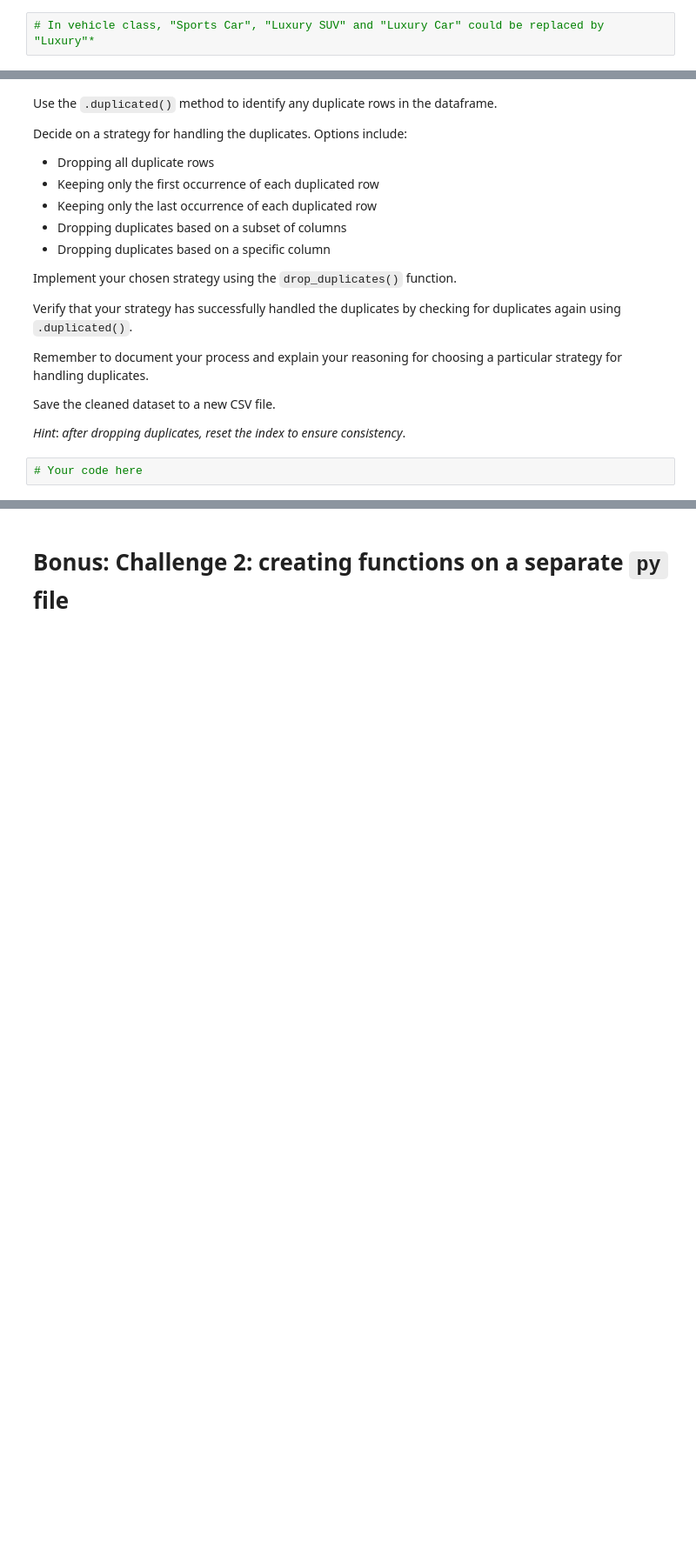
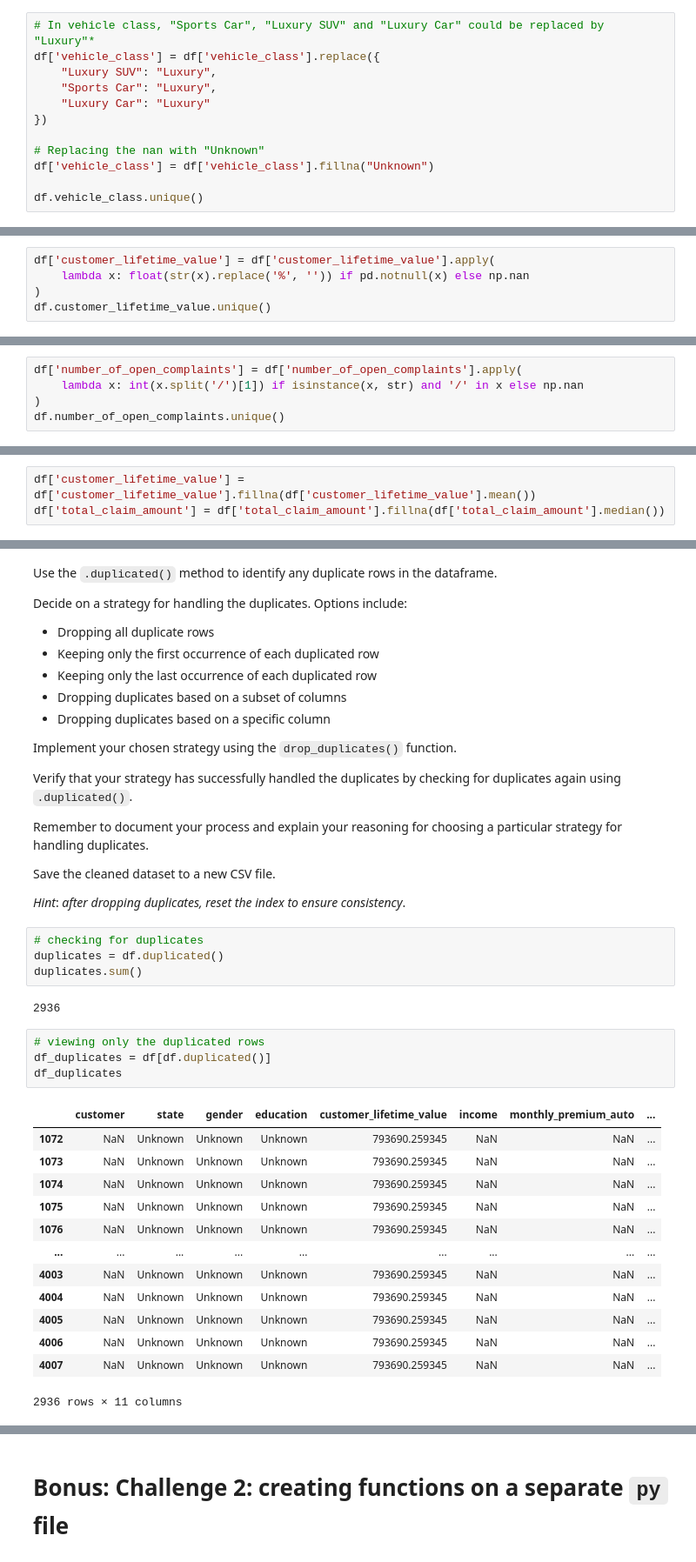
Before and after one commit to SheryllD/lab-dw-data-cleaning-and-formatting, a Jupyter notebook: lab-dw-data-cleaning-and-formatting.ipynb, the cells around one changed output, grey strips where cells are left out. Shown: that part at 87% size. Saved outputs shown, nothing was run; the diff lists cells and outputs as text; blank space fills up the shorter version.

```diff
--- a/lab-dw-data-cleaning-and-formatting.ipynb
+++ b/lab-dw-data-cleaning-and-formatting.ipynb
@@ -126,2 +161,12 @@ array(['Unknown', 'Female', 'Male'], dtype=object)
 # %%
 # In vehicle class, "Sports Car", "Luxury SUV" and "Luxury Car" could be replaced by "Luxury"*
+df['vehicle_class'] = df['vehicle_class'].replace({
+    "Luxury SUV": "Luxury",
+    "Sports Car": "Luxury",
+    "Luxury Car": "Luxury"
+})
+
+# Replacing the nan with "Unknown"
+df['vehicle_class'] = df['vehicle_class'].fillna("Unknown")
+
+df.vehicle_class.unique()
@@ -139,0 +210,5 @@ It is important to note that this exercise does not involve handling null values
+# %%
+df['customer_lifetime_value'] = df['customer_lifetime_value'].apply(
+    lambda x: float(str(x).replace('%', '')) if pd.notnull(x) else np.nan
+)
+df.customer_lifetime_value.unique()
@@ -139,0 +218,5 @@ It is important to note that this exercise does not involve handling null values
+# %%
+df['number_of_open_complaints'] = df['number_of_open_complaints'].apply(
+    lambda x: int(x.split('/')[1]) if isinstance(x, str) and '/' in x else np.nan
+)
+df.number_of_open_complaints.unique()
@@ -161,3 +304,6 @@ After formatting data types, as a last step, convert all the numeric variables t
+# %%
+df['customer_lifetime_value'] = df['customer_lifetime_value'].fillna(df['customer_lifetime_value'].mean())
+df['total_claim_amount'] = df['total_claim_amount'].fillna(df['total_claim_amount'].median())
 # %% [markdown]
 ## Exercise 5: Dealing with duplicates
 # %% [markdown]
@@ -180,4 +326,26 @@ Save the cleaned dataset to a new CSV file.
 
 *Hint*: *after dropping duplicates, reset the index to ensure consistency*.
 # %%
-# Your code here
+# checking for duplicates
+duplicates = df.duplicated()
+duplicates.sum()
+# %% [output]
+2936
+# %%
+# viewing only the duplicated rows
+df_duplicates = df[df.duplicated()]
+df_duplicates
+# %% [output]
+|  | customer | state | gender | education | customer_lifetime_value | income | monthly_premium_auto | ... |
+| 1072 | NaN | Unknown | Unknown | Unknown | 793690.259345 | NaN | NaN | ... |
+| 1073 | NaN | Unknown | Unknown | Unknown | 793690.259345 | NaN | NaN | ... |
+| 1074 | NaN | Unknown | Unknown | Unknown | 793690.259345 | NaN | NaN | ... |
+| 1075 | NaN | Unknown | Unknown | Unknown | 793690.259345 | NaN | NaN | ... |
+| 1076 | NaN | Unknown | Unknown | Unknown | 793690.259345 | NaN | NaN | ... |
+| ... | ... | ... | ... | ... | ... | ... | ... | ... |
+| 4003 | NaN | Unknown | Unknown | Unknown | 793690.259345 | NaN | NaN | ... |
+| 4004 | NaN | Unknown | Unknown | Unknown | 793690.259345 | NaN | NaN | ... |
+| 4005 | NaN | Unknown | Unknown | Unknown | 793690.259345 | NaN | NaN | ... |
+| 4006 | NaN | Unknown | Unknown | Unknown | 793690.259345 | NaN | NaN | ... |
+| 4007 | NaN | Unknown | Unknown | Unknown | 793690.259345 | NaN | NaN | ... |
+2936 rows × 11 columns
```
Also changed, not shown: parts of 19 cells of this notebook, 3 other files.
